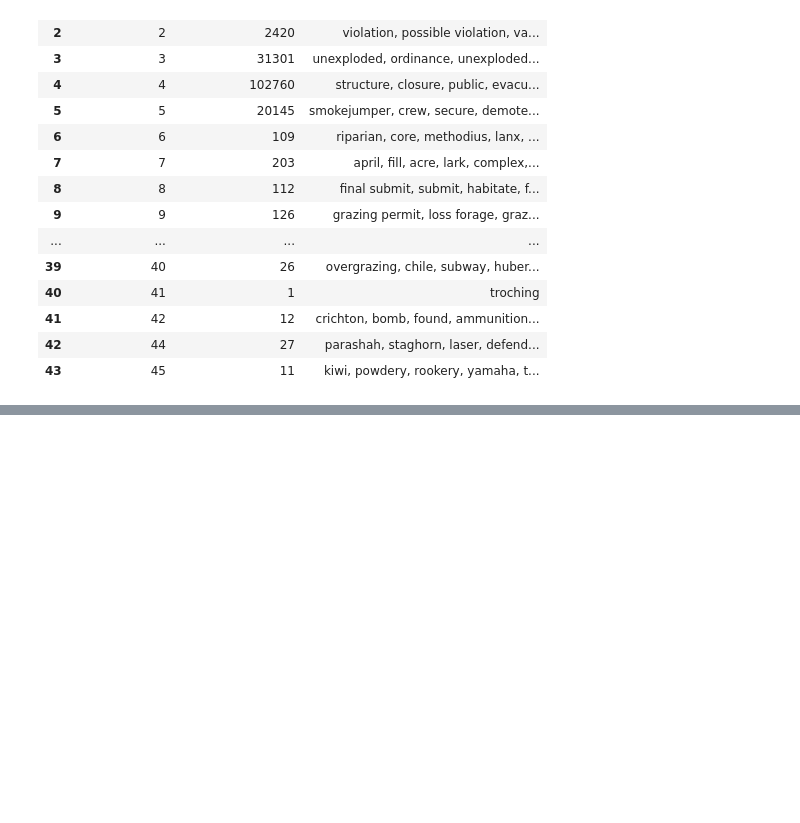
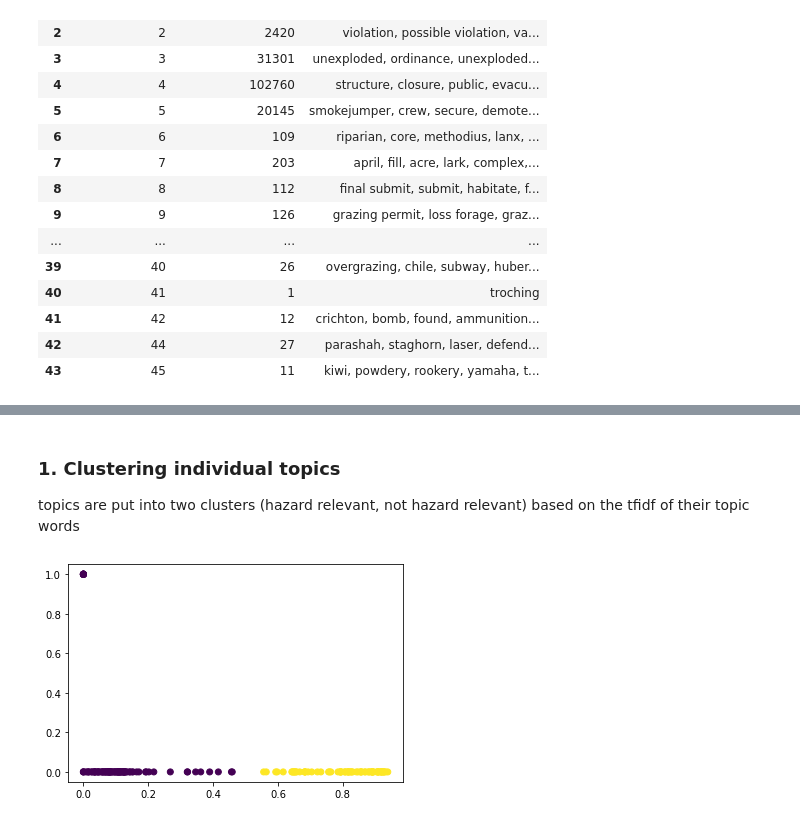
Before and after one commit to nasa/mika, a Jupyter notebook: notebooks/Clustering and Topic Modeling for Hazard Extraction.ipynb, the cells around one changed output, grey strips where cells are left out. Drawn from its saved outputs; the diff is of its cells as text; code cells hidden in the pictures; blank space fills up the shorter version.

```diff
--- a/notebooks/Clustering and Topic Modeling for Hazard Extraction.ipynb
+++ b/notebooks/Clustering and Topic Modeling for Hazard Extraction.ipynb
@@ -305,0 +259,3 @@ results_df
+# %%
+hlda_combined_df = pd.read_excel(smart_nlp_path+r"\output data\ICS_full_combined_topics-May-17-2021\hlda_results.xlsx", sheet_name = ["Combined Text"])
+hlda_combined_df['Combined Text']
@@ -305,0 +276,19 @@ results_df
+# %% [markdown]
+### 1. Clustering individual topics
+topics are put into two clusters (hazard relevant, not hazard relevant) based on the tfidf of their topic words
+# %%
+#X = [str(text).split(", ") for text in hlda_combined_df['Combined Text']['topic words'].tolist()]
+X = hlda_combined_df['Combined Text']['topic words'].astype(str)
+vectorizer = TfidfVectorizer(sublinear_tf=True, max_df=0.5,stop_words='english', min_df=5)
+X_vec = vectorizer.fit_transform(X)
+# %%
+kmeans = KMeans(n_clusters=2, random_state=33)
+kmeans.fit(X_vec)
+predictions = kmeans.predict(X_vec)
+
+pca = TruncatedSVD(n_components=2).fit(X_vec)
+data2D = pca.transform(X_vec)
+plt.scatter(data2D[:,0], data2D[:,1], c=predictions)
+plt.show()
+# %% [output]
+[figure, added]
```
Also changed, not shown: parts of 17 cells of this notebook, 3 other files.
